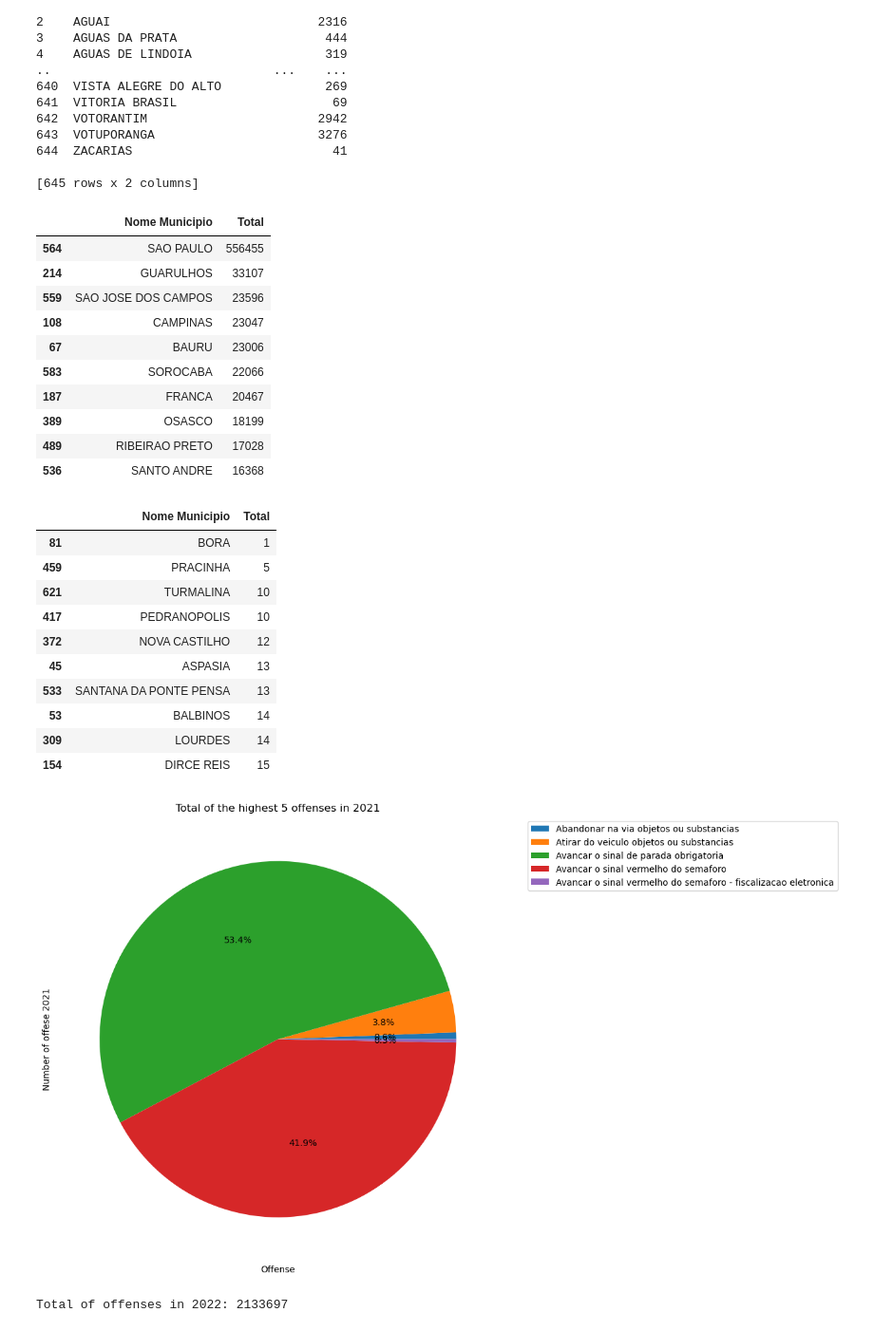
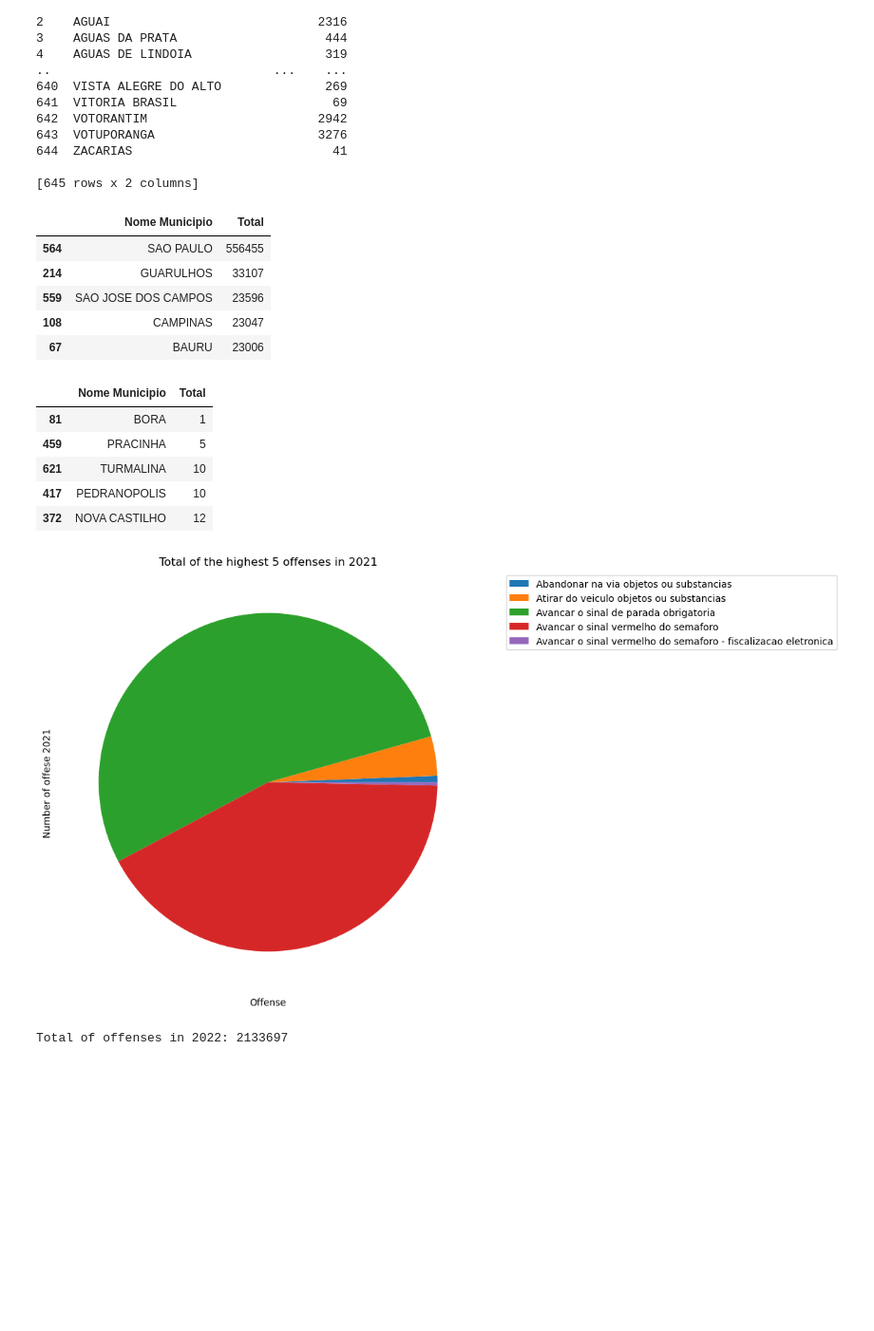
Before and after one commit to acdjsilva/traffic_infractions_sp_2022, a Jupyter notebook: Infraction portifolio.ipynb, the cells around one changed output. Shown: that part at 95% size. Cells and saved outputs as stored; diff of their text form; code cells hidden in the pictures; blank space fills up the shorter version.

```diff
--- a/Infraction portifolio.ipynb
+++ b/Infraction portifolio.ipynb
@@ -105,7 +105,7 @@ print(infraction_city2021)
 # %%
 #Cities with most number of infractions 2021
 # %%
-infraction_city2021.sort_values(by="Total", ascending=False).head(10)
+infraction_city2021.sort_values(by="Total", ascending=False).head(5)
 # %% [output]
 |  | Nome Municipio | Total |
 | 564 | SAO PAULO | 556455 |
@@ -113,13 +113,8 @@ infraction_city2021.sort_values(by="Total", ascending=False).head(10)
 | 559 | SAO JOSE DOS CAMPOS | 23596 |
 | 108 | CAMPINAS | 23047 |
 | 67 | BAURU | 23006 |
-| 583 | SOROCABA | 22066 |
-| 187 | FRANCA | 20467 |
-| 389 | OSASCO | 18199 |
-| 489 | RIBEIRAO PRETO | 17028 |
-| 536 | SANTO ANDRE | 16368 |
 # %%
-infraction_city2021.sort_values(by="Total", ascending=True).head(10)
+infraction_city2021.sort_values(by="Total", ascending=True).head(5)
 # %% [output]
 |  | Nome Municipio | Total |
 | 81 | BORA | 1 |
@@ -127,23 +122,18 @@ infraction_city2021.sort_values(by="Total", ascending=True).head(10)
 | 621 | TURMALINA | 10 |
 | 417 | PEDRANOPOLIS | 10 |
 | 372 | NOVA CASTILHO | 12 |
-| 45 | ASPASIA | 13 |
-| 533 | SANTANA DA PONTE PENSA | 13 |
-| 53 | BALBINOS | 14 |
-| 309 | LOURDES | 14 |
-| 154 | DIRCE REIS | 15 |
 # %%
 grouped_data2021 = df2.groupby('Descricao')['Total'].sum().head(5)
 # %%
-grouped_data2021.plot(kind='pie', figsize=(9, 30), labeldistance=None, autopct='%1.1f%%')
+grouped_data2021.plot(kind='pie', figsize=(8, 20), labeldistance=None)
 plt.xlabel('Offense')
 plt.ylabel('Number of offese 2021')
 plt.title('Total of the highest 5 offenses in 2021')
 plt.legend('Offense')
 plt.legend(bbox_to_anchor=(1.05, 1), loc='upper left')
 plt.show()
 # %% [output]
-[figure, old version]
+[figure, new version]
 # %%
 #2022 x 2021 - insights
 # %%
```
Also changed, not shown: parts of 6 cells of this notebook.
